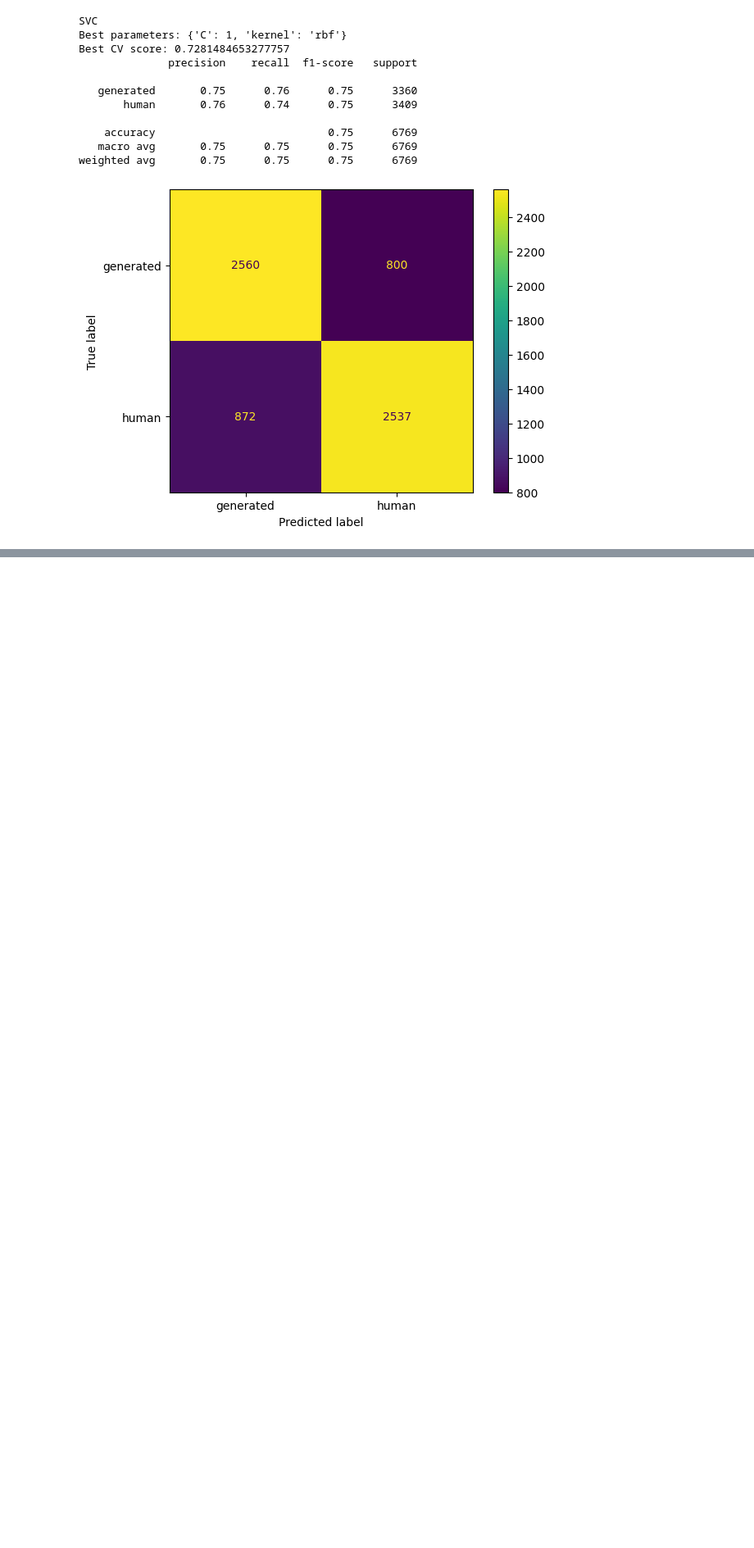
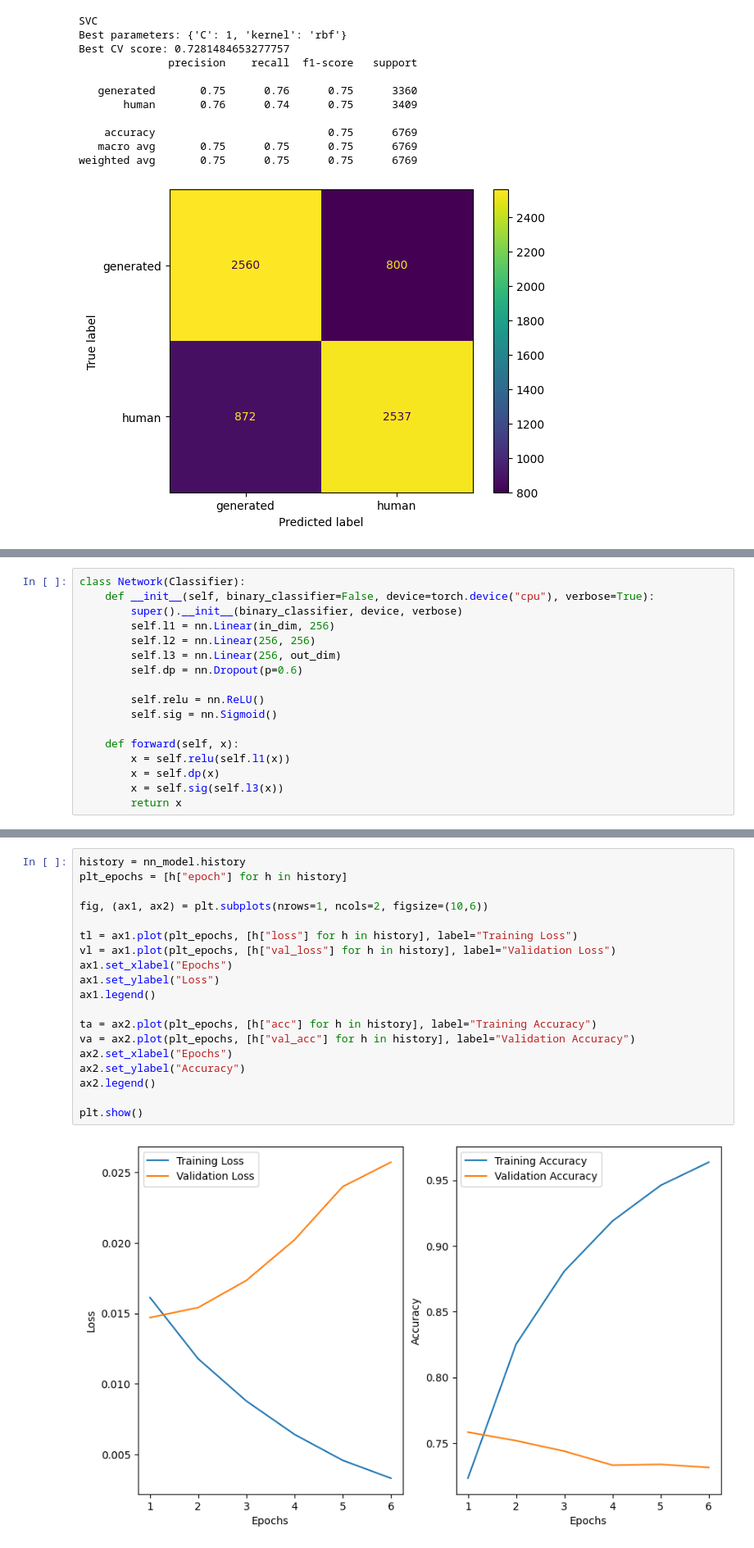
Before and after one commit to daviderigamonti/NLP-Project, a Jupyter notebook: notebooks/BoW_Models.ipynb, the cells around one changed output, grey strips where cells are left out. Shown at 82% size. Saved outputs shown, nothing was run; the diff lists cells and outputs as text; blank space fills up the shorter version.

```diff
--- a/notebooks/Bayes_LogReg.ipynb
+++ b/notebooks/BoW_Models.ipynb
@@ -214,0 +233,17 @@ weighted avg       0.75      0.75      0.75      6769
+# %%
+class Network(Classifier):
+    def __init__(self, binary_classifier=False, device=torch.device("cpu"), verbose=True):
+        super().__init__(binary_classifier, device, verbose)
+        self.l1 = nn.Linear(in_dim, 256)
+        self.l2 = nn.Linear(256, 256)
+        self.l3 = nn.Linear(256, out_dim)
+        self.dp = nn.Dropout(p=0.6)
+
+        self.relu = nn.ReLU()
+        self.sig = nn.Sigmoid()
+
+    def forward(self, x):
+        x = self.relu(self.l1(x))
+        x = self.dp(x)
+        x = self.sig(self.l3(x))
+        return x
@@ -214,0 +303,21 @@ weighted avg       0.75      0.75      0.75      6769
+# %%
+history = nn_model.history
+plt_epochs = [h["epoch"] for h in history]
+
+fig, (ax1, ax2) = plt.subplots(nrows=1, ncols=2, figsize=(10,6))
+
+tl = ax1.plot(plt_epochs, [h["loss"] for h in history], label="Training Loss")
+vl = ax1.plot(plt_epochs, [h["val_loss"] for h in history], label="Validation Loss")
+ax1.set_xlabel("Epochs")
+ax1.set_ylabel("Loss")
+ax1.legend()
+
+ta = ax2.plot(plt_epochs, [h["acc"] for h in history], label="Training Accuracy")
+va = ax2.plot(plt_epochs, [h["val_acc"] for h in history], label="Validation Accuracy")
+ax2.set_xlabel("Epochs")
+ax2.set_ylabel("Accuracy")
+ax2.legend()
+
+plt.show()
+# %% [output]
+[figure, added]
```
Also changed, not shown: parts of 6 cells of this notebook.
